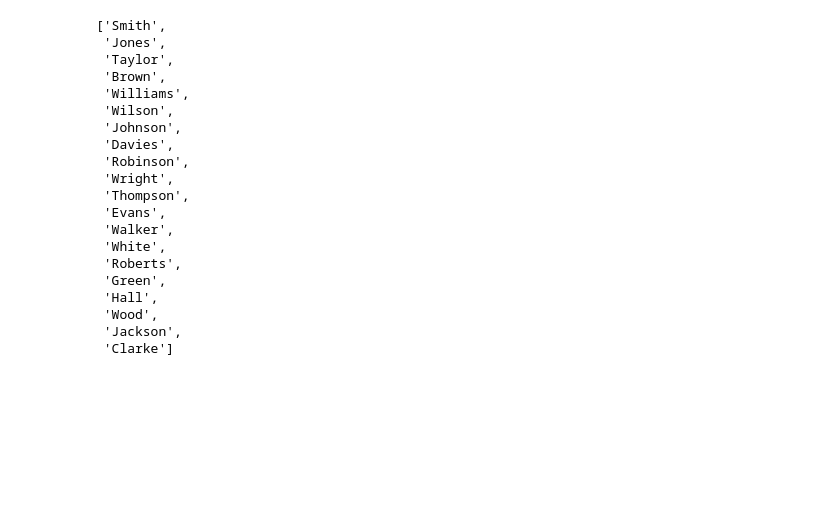
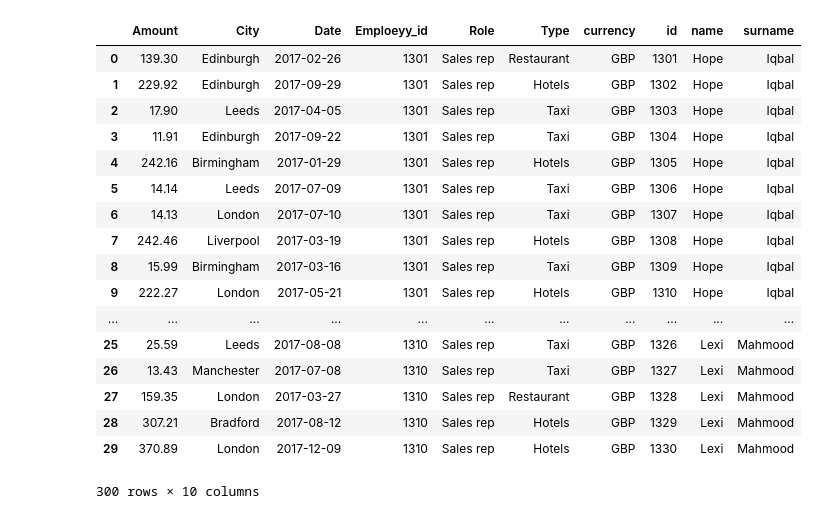
Before and after one commit to marcovisibelli/synthetico, a Jupyter notebook: Notebook.ipynb, the cells around one changed output. Cells and saved outputs as stored; diff of their text form; code cells hidden in the pictures; blank space fills up the shorter version.

```diff
--- a/Notebook.ipynb
+++ b/Notebook.ipynb
@@ -222,24 +239,36 @@ table_element
 # %%
-context_2 = {
-"language": "en",
-"country": "uk",
-"number" :300,
-"index_start":1300
-}
+
 
 structure_table_2 ={
 "name": "reimbourse",
 "structure":[
-{"enity":"name","type":"choice","name":"name"},
-{"enity":"surname","type":"choice","name":"surname"},
+{"enity":"name","type":"context","name":"name"},
+{"enity":"surname","type":"context","name":"surname"},
+{"enity":"id","type":"context","name":"Emploeyy_id"},
 {"enity":"prog_id","type":"progressive","name":"id"},
 {"enity":"rand_date","type":"rand_date","name":"Date", "range":(datetime.date(2017,1, 1),datetime.date(2017, 12, 31))},
 {"type":"choice_fix","name":"Type","range":["Restaurant","Hotels","Taxi"]},
-{"enity":"Amount_reimbourse","type":"choice","name":"Amount"},
+{"enity":"Amount_reimbourse","type":"choice_range","name":"Amount"},
+{"enity":"currency","type":"choice","name":"currency"},
 {"enity":"city","type":"choice","name":"City"},
 {"type":"fix_value","name":"Role", "value":"Sales rep"}, ]
 }
 
-   #print(data_row)
-df2 = builder(structure_table_2,context_2)
-df2
+df_final = None
+
+for index, row in df.iterrows():
+    context_2 = {
+    "language": "en",
+    "country": "uk",
+    "number" :30,
+    "index_start":25000,
+    "context":row
+    }
+
+    if index == 0:
+       #print(data_row)
+        df_final = builder(structure_table_2,context_2)
+
+    else:
+        df2 = builder(structure_table_2,context_2)
+        df_final = df_final.append(df2)
@@ -296,23 +275,21 @@ len(pre_list)
-# %%
-pre_list
-# %% [output]
-['Smith',
- 'Jones',
- 'Taylor',
- 'Brown',
- 'Williams',
- 'Wilson',
- 'Johnson',
- 'Davies',
- 'Robinson',
- 'Wright',
- 'Thompson',
- 'Evans',
- 'Walker',
- 'White',
- 'Roberts',
- 'Green',
- 'Hall',
- 'Wood',
- 'Jackson',
- 'Clarke']
+# %%
+df_final
+# %% [output]
+|  | Amount | City | Date | Emploeyy_id | Role | Type | currency | id | name | surname |
+| 0 | 139.30 | Edinburgh | 2017-02-26 | 1301 | Sales rep | Restaurant | GBP | 1301 | Hope | Iqbal |
+| 1 | 229.92 | Edinburgh | 2017-09-29 | 1301 | Sales rep | Hotels | GBP | 1302 | Hope | Iqbal |
+| 2 | 17.90 | Leeds | 2017-04-05 | 1301 | Sales rep | Taxi | GBP | 1303 | Hope | Iqbal |
+| 3 | 11.91 | Edinburgh | 2017-09-22 | 1301 | Sales rep | Taxi | GBP | 1304 | Hope | Iqbal |
+| 4 | 242.16 | Birmingham | 2017-01-29 | 1301 | Sales rep | Hotels | GBP | 1305 | Hope | Iqbal |
+| 5 | 14.14 | Leeds | 2017-07-09 | 1301 | Sales rep | Taxi | GBP | 1306 | Hope | Iqbal |
+| 6 | 14.13 | London | 2017-07-10 | 1301 | Sales rep | Taxi | GBP | 1307 | Hope | Iqbal |
+| 7 | 242.46 | Liverpool | 2017-03-19 | 1301 | Sales rep | Hotels | GBP | 1308 | Hope | Iqbal |
+| 8 | 15.99 | Birmingham | 2017-03-16 | 1301 | Sales rep | Taxi | GBP | 1309 | Hope | Iqbal |
+| 9 | 222.27 | London | 2017-05-21 | 1301 | Sales rep | Hotels | GBP | 1310 | Hope | Iqbal |
+| ... | ... | ... | ... | ... | ... | ... | ... | ... | ... | ... |
+| 25 | 25.59 | Leeds | 2017-08-08 | 1310 | Sales rep | Taxi | GBP | 1326 | Lexi | Mahmood |
+| 26 | 13.43 | Manchester | 2017-07-08 | 1310 | Sales rep | Taxi | GBP | 1327 | Lexi | Mahmood |
+| 27 | 159.35 | London | 2017-03-27 | 1310 | Sales rep | Restaurant | GBP | 1328 | Lexi | Mahmood |
+| 28 | 307.21 | Bradford | 2017-08-12 | 1310 | Sales rep | Hotels | GBP | 1329 | Lexi | Mahmood |
+| 29 | 370.89 | London | 2017-12-09 | 1310 | Sales rep | Hotels | GBP | 1330 | Lexi | Mahmood |
+300 rows × 10 columns
```
Also changed, not shown: parts of 12 cells of this notebook, 4 other files.
